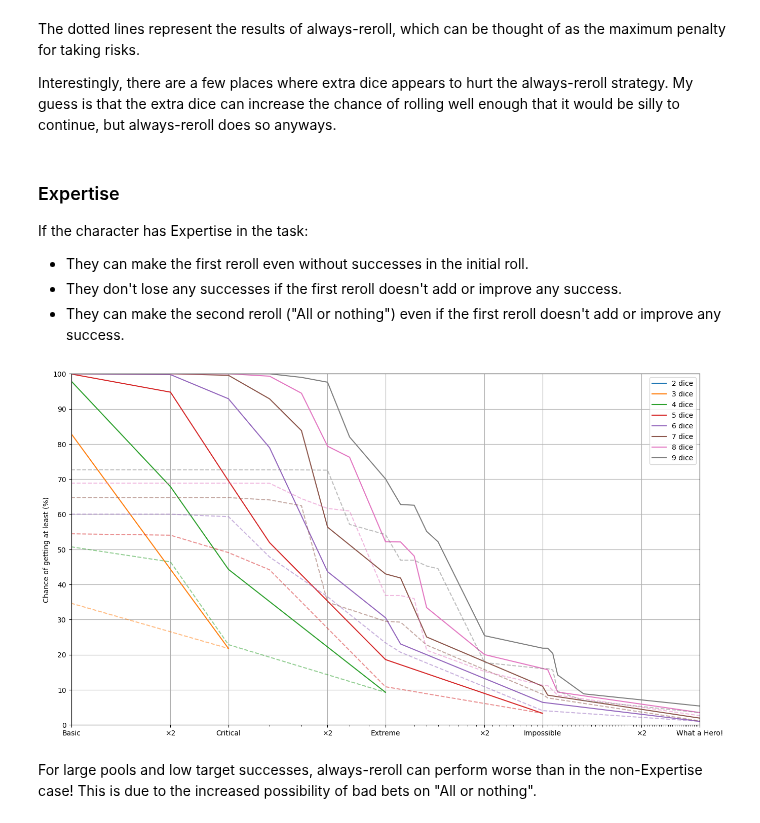
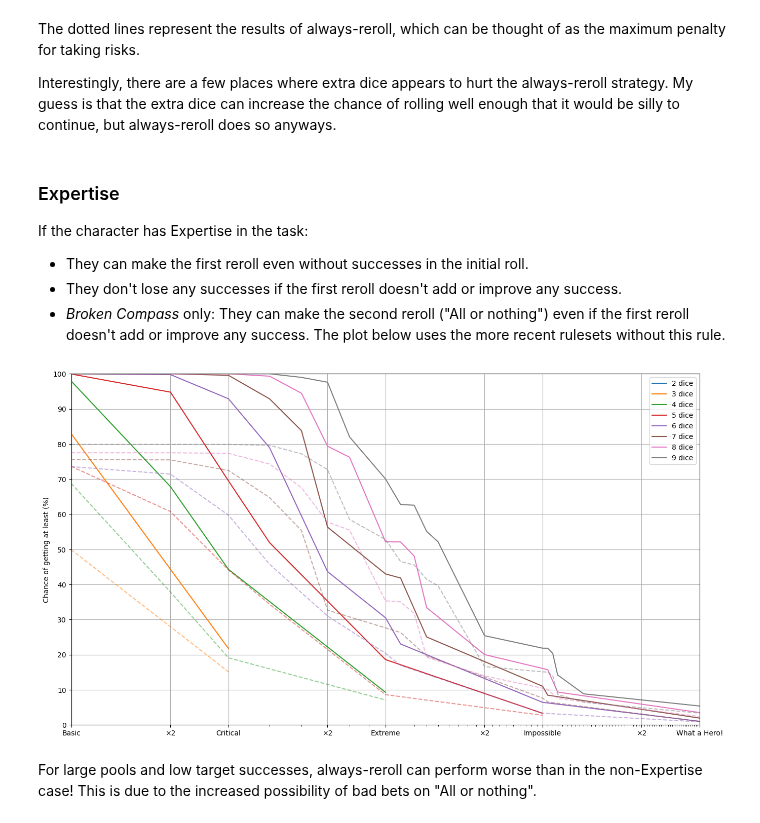
Before and after one commit to HighDiceRoller/icepool, a Jupyter notebook: notebooks/broken_compass.ipynb, the cells around one changed output. Drawn from its saved outputs; the diff is of its cells as text; code cells hidden in the pictures.

Commit message:
update broken compass rules

```diff
--- a/notebooks/broken_compass.ipynb
+++ b/notebooks/broken_compass.ipynb
@@ -188,7 +188,7 @@ If the character has Expertise in the task:
 
 * They can make the first reroll even without successes in the initial roll.
 * They don't lose any successes if the first reroll doesn't add or improve any success.
-* They can make the second reroll ("All or nothing") even if the first reroll doesn't add or improve any success.
+* *Broken Compass* only: They can make the second reroll ("All or nothing") even if the first reroll doesn't add or improve any success. The plot below uses the more recent rulesets without this rule.
 # %%
 @cache
 def known_difficulty_expert_score(risked_outcome, initial_score):
@@ -204,34 +204,37 @@ def known_difficulty_expert(initial_outcome):
 
     risked = reroll(initial_outcome)
 
     return risked.map(lambda x: known_difficulty_expert_score(x, initial_score))
 
 @cache
 def always_reroll_expert_score(risked_outcome, initial_score):
     risked_score = score(risked_outcome)
-    return all_or_nothing_score(risked_outcome)
+    if risked_score > initial_score:
+        return all_or_nothing_score(risked_outcome)
+    else:
+        return initial_score
 
 def always_reroll_expert(initial_outcome):
     initial_score = score(initial_outcome)
 
     if 1 not in initial_outcome:
         # Nothing to reroll.
         return initial_score
 
     risked = reroll(initial_outcome)
 
     return risked.map(lambda x: always_reroll_expert_score(x, initial_score))
 
 known_difficulty_results = []
 always_reroll_results = []
 
 for pool_size in pool_sizes:
     initial = pool_size @ die
     known_difficulty_results.append(initial.map(known_difficulty_expert))
     always_reroll_results.append(initial.map(always_reroll_expert))
 
 plot_results(known_difficulty_results, always_reroll_results)
 # %% [output]
-[figure, old version]
+[figure, new version]
 # %% [markdown]
 For large pools and low target successes, always-reroll can perform worse than in the non-Expertise case! This is due to the increased possibility of bad bets on "All or nothing".
```
Also changed, not shown: parts of 1 cell of this notebook.
